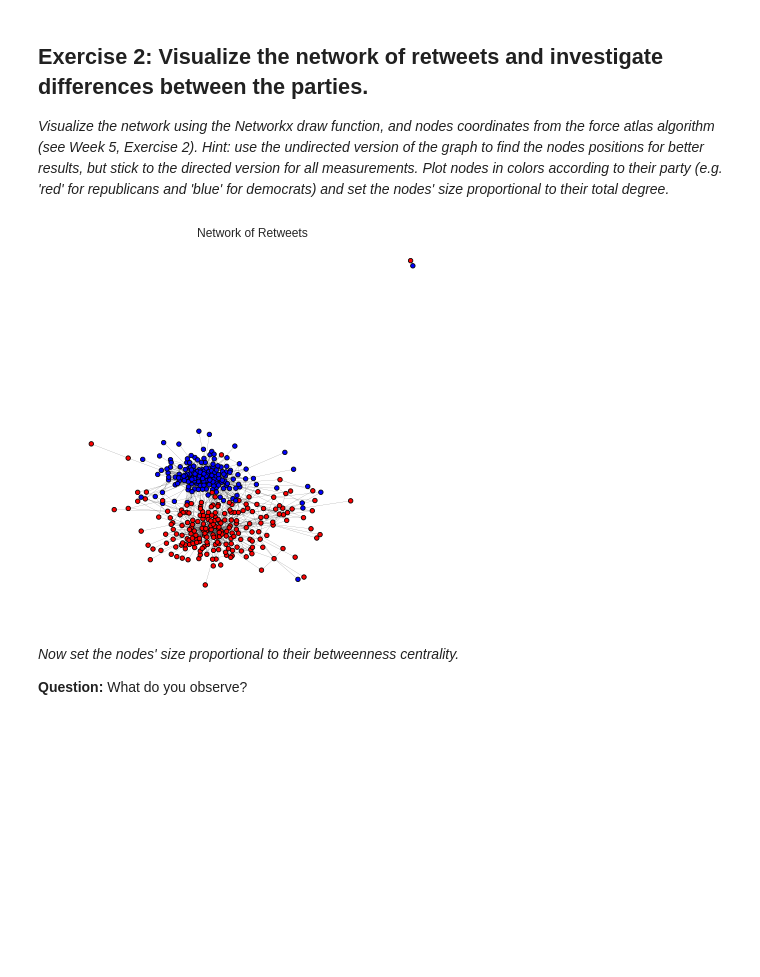
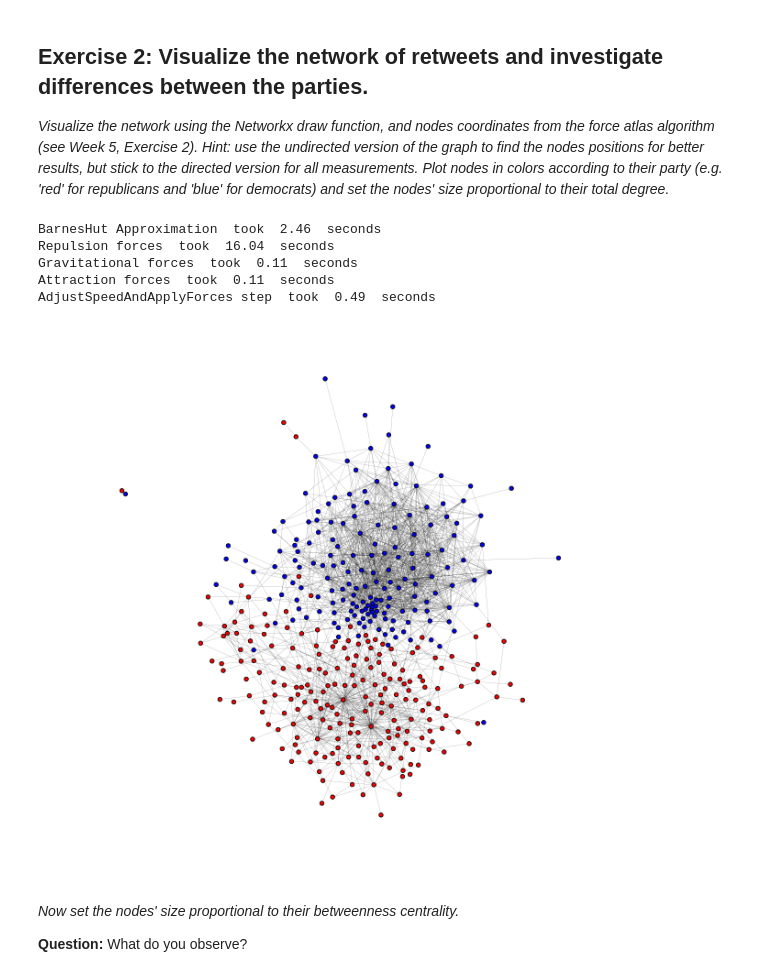
Before and after one commit to rflperry/socialgraphs2018, a Jupyter notebook: assignment2/analysis.ipynb, the cells around one changed output. Drawn from its saved outputs; the diff is of its cells as text; code cells hidden in the pictures; blank space fills up the shorter version.

Commit message:
Images and final code

```diff
--- a/assignment2/analysis.ipynb
+++ b/assignment2/analysis.ipynb
@@ -101,11 +103,23 @@ for p in politicians:
+# %%
+forceatlas2 = ForceAtlas2(scalingRatio=1,
+                          strongGravityMode=False,
+                          gravity=30)
+
+positions = forceatlas2.forceatlas2_networkx_layout(UG, pos=None, iterations=2000)
+# %% [output]
+BarnesHut Approximation  took  2.46  seconds
+Repulsion forces  took  16.04  seconds
+Gravitational forces  took  0.11  seconds
+Attraction forces  took  0.11  seconds
+AdjustSpeedAndApplyForces step  took  0.49  seconds
 # %%
-plt.figure(figsize=(5,5));
-nx.draw(UG, node_color=color_map, node_size=20, width=0.1, linewidths=0.8, zoom=1.5)
+plt.figure(figsize=(8,8))
+nx.draw(UG ,positions,node_size=20,width=0.1, linewidths=0.8, zoom=1.5,node_color=color_map)
 plt.gca().collections[0].set_edgecolor("#000000")
-plt.title("Network of Retweets")
-plt.show()
+plt.savefig('../docs/images/retweet_network.png',bbox_inches='tight')
+#plt.show()
 # %% [output]
-[figure, old version]
+[figure, new version]
 # %% [markdown]
 *Now set the nodes' size proportional to their betweenness centrality.*
 
```
Also changed, not shown: parts of 19 cells of this notebook, 23 other files.
